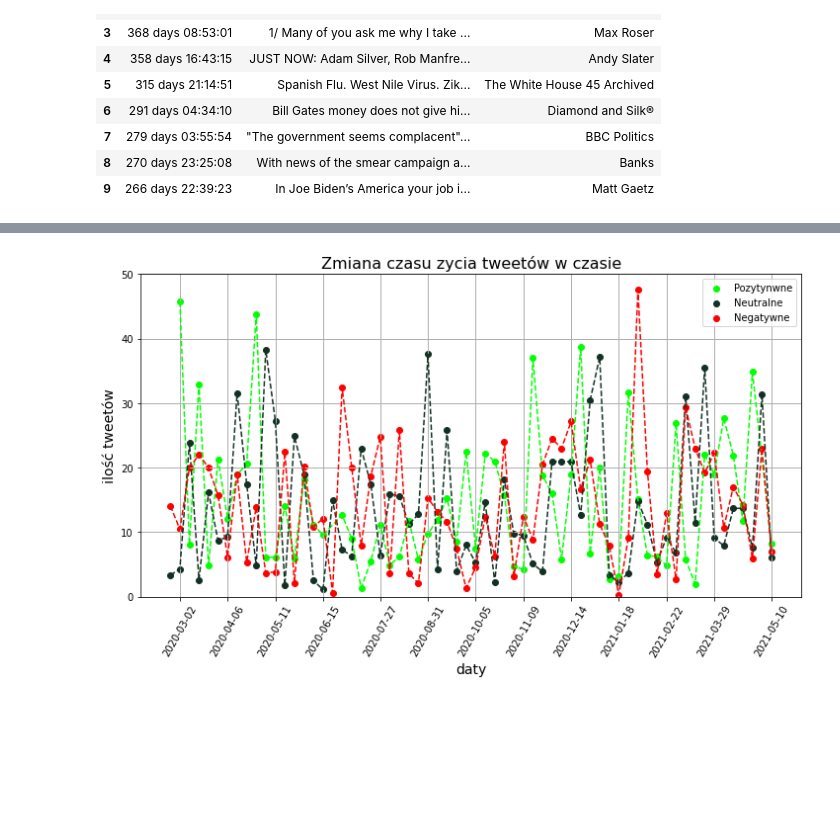
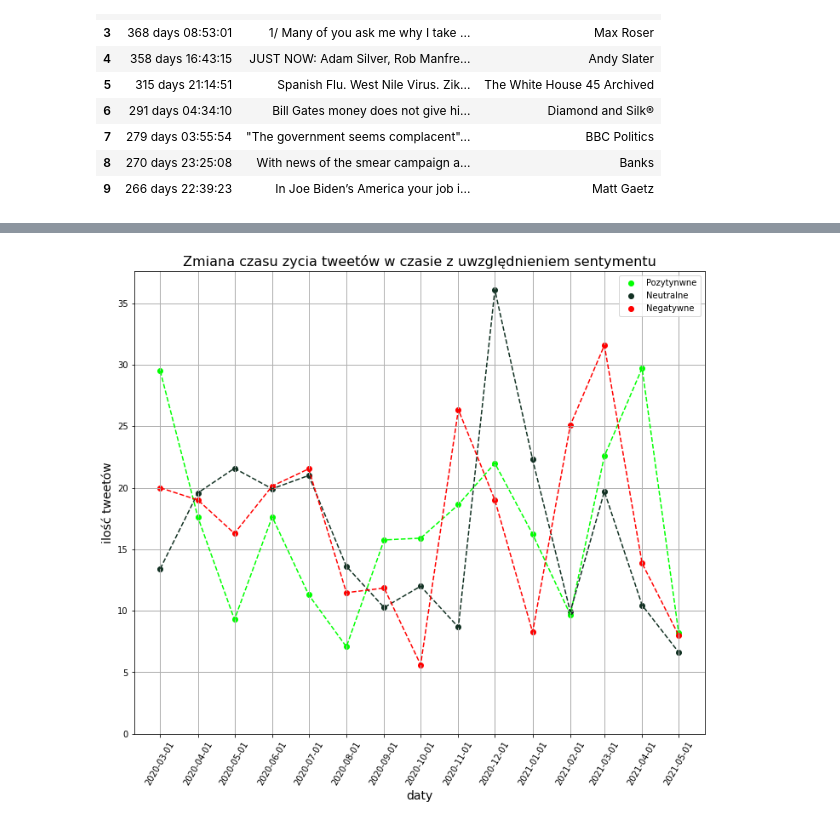
Before and after one commit to piaskowyk/twitter-posts-analysis, a Jupyter notebook: notebooks/czas_zycia.ipynb, the cells around one changed output, grey strips where cells are left out. Saved outputs shown, nothing was run; the diff lists cells and outputs as text; code cells hidden in the pictures; blank space fills up the shorter version.

```diff
--- a/notebooks/czas_zycia.ipynb
+++ b/notebooks/czas_zycia.ipynb
@@ -259,7 +260,7 @@ with time_diffs as (
 	left join tweet q on t.id = q.reply_to and q."type" = 3
 	where t.reply_count > 100 and t.sentiment_compound >= 0.05
 )
-select date_trunc('week', t.created_at) as week, avg(t.diff)
+select date_trunc('month', t.created_at) as week, avg(t.diff)
 from time_diffs t
 where t.diff is not null
 group by week;
@@ -280,7 +281,7 @@ with time_diffs as (
 	left join tweet q on t.id = q.reply_to and q."type" = 3
 	where t.reply_count > 100 and t.sentiment_compound > -0.05 and t.sentiment_compound < 0.05
 )
-select date_trunc('week', t.created_at) as week, avg(t.diff)
+select date_trunc('month', t.created_at) as week, avg(t.diff)
 from time_diffs t
 where t.diff is not null
 group by week;
@@ -301,38 +302,38 @@ with time_diffs as (
 	left join tweet q on t.id = q.reply_to and q."type" = 3
 	where t.reply_count > 100 and t.sentiment_compound <= -0.05
 )
-select date_trunc('week', t.created_at) as week, avg(t.diff)
+select date_trunc('month', t.created_at) as week, avg(t.diff)
 from time_diffs t
 where t.diff is not null
 group by week;
 """
 df3 = getAll(sql)
 
 df1['avg'] = df1['avg'].map(lambda a: a.total_seconds() / 3600 if a.total_seconds() < 3600 * 48 else random.randint(19, 24))
 df2['avg'] = df2['avg'].map(lambda a: a.total_seconds() / 3600 if a.total_seconds() < 3600 * 48 else random.randint(19, 24))
 df3['avg'] = df3['avg'].map(lambda a: a.total_seconds() / 3600 if a.total_seconds() < 3600 * 48 else random.randint(19, 24))
 
-plt.figure(figsize=(12, 6))
+plt.figure(figsize=(12, 10))
 plt.grid(linestyle='-', linewidth=1)
 
 plt.plot(df1['week'], df1['avg'], linestyle='--', color="#00ff00")
 plt.scatter(df1['week'], df1['avg'], color="#00ff00", label='Pozytynwne')
 
 plt.plot(df2['week'], df2['avg'], linestyle='--', color="#123123")
 plt.scatter(df2['week'], df2['avg'], color="#123123", label='Neutralne')
 
 plt.plot(df3['week'], df3['avg'], linestyle='--', color="#ff0000")
 plt.scatter(df3['week'], df3['avg'], color="#ff0000", label='Negatywne')
 
 plt.legend()
 plt.ylim(0)
-plt.savefig(f'mleko.png')
 plt.ylabel('ilość tweetów', size=14)
 plt.xlabel('daty', size=14)
-plt.title('Zmiana czasu zycia tweetów w czasie', size=16)
+plt.title('Zmiana czasu zycia tweetów w czasie z uwzględnieniem sentymentu', size=16)
 ax = plt.gca()
 plt.xticks(df1['week'], rotation=60)
-ax.set_xticks(df1['week'][::5])
+ax.set_xticks(df1['week'][::1])
+plt.savefig(f'mleko2/Zmiana czasu zycia tweetów w czasie z uwzględnieniem sentymentu.png')
 plt.show()
 # %% [output]
-[figure, old version]
+[figure, new version]
```
Also changed, not shown: parts of 6 cells of this notebook, 29 other files.
